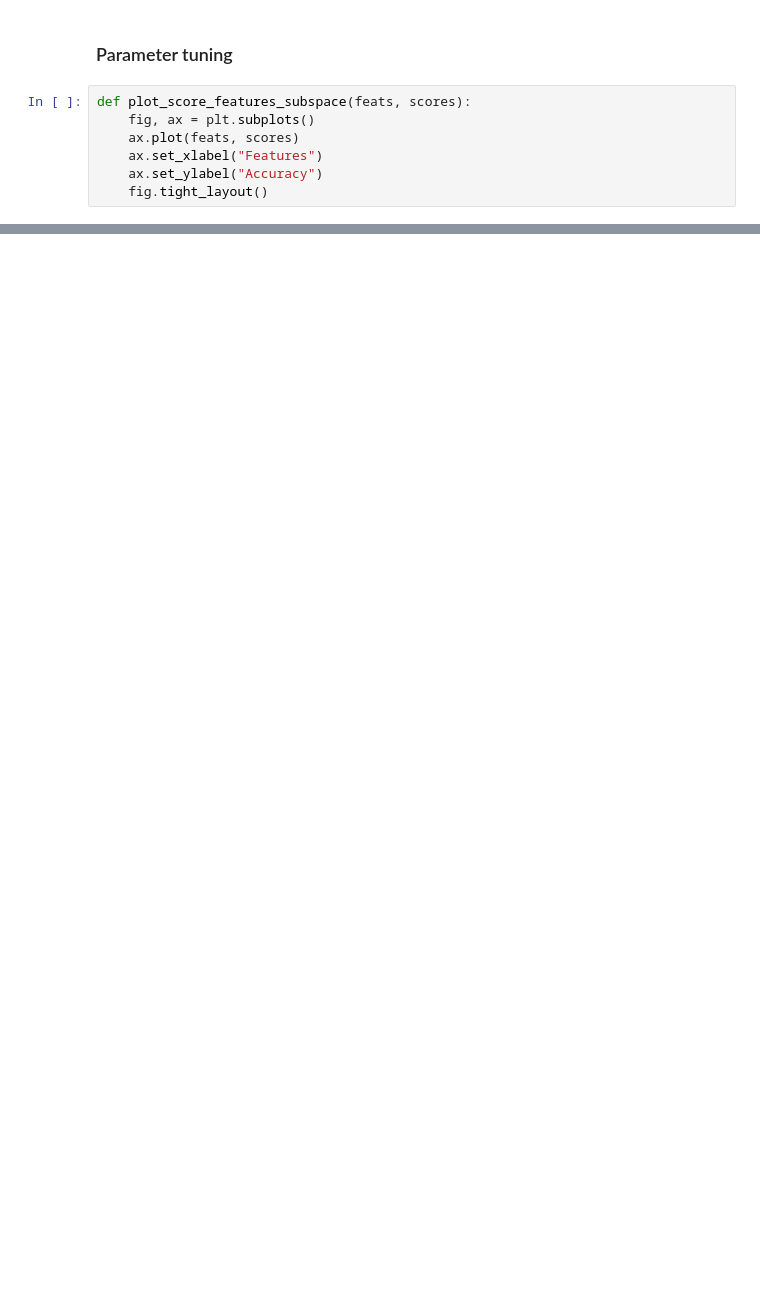
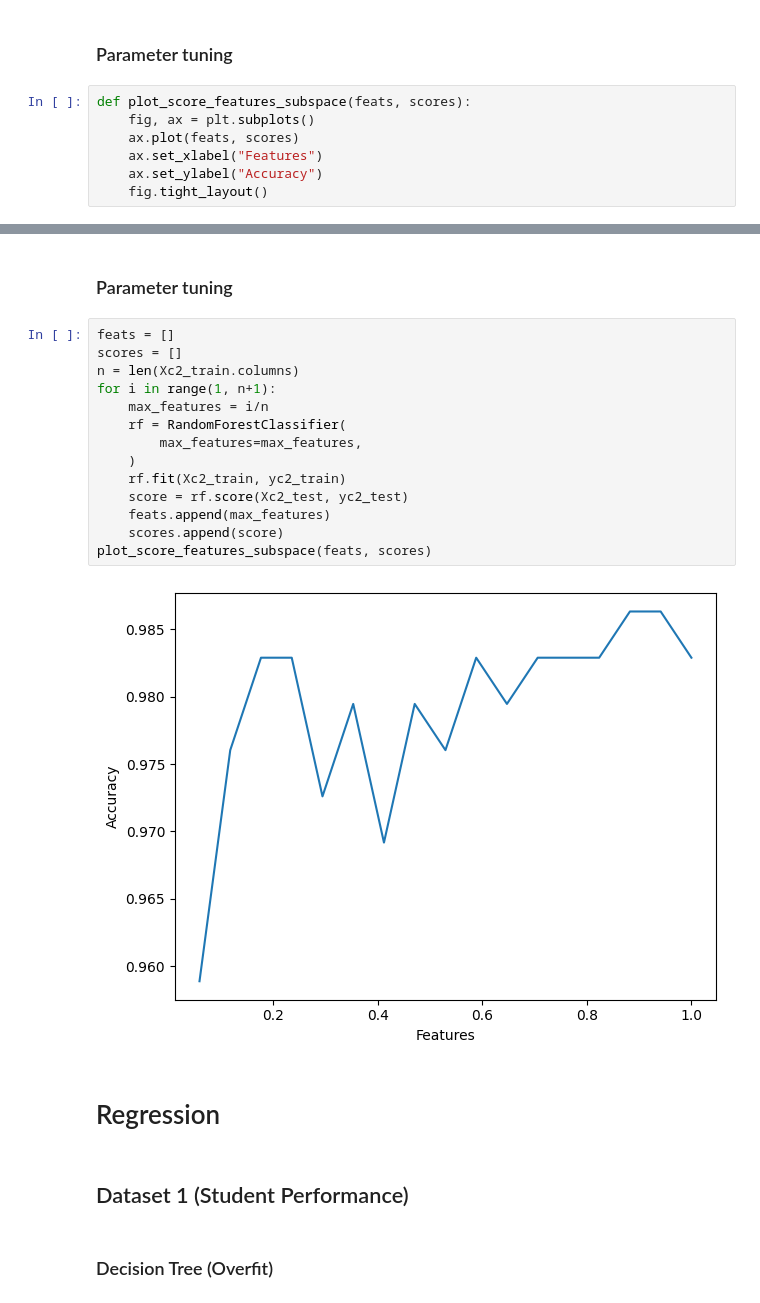
Before and after one commit to ahrami/random-forest, a Jupyter notebook: specifically-forest.ipynb, the cells around one changed output, grey strips where cells are left out. Saved outputs shown, nothing was run; the diff lists cells and outputs as text; blank space fills up the shorter version.

```diff
--- a/specifically-forest.ipynb
+++ b/specifically-forest.ipynb
@@ -185,0 +231,24 @@ plot_score_features_subspace(feats, scores)
+# %% [markdown]
+### Parameter tuning
+# %%
+feats = []
+scores = []
+n = len(Xc2_train.columns)
+for i in range(1, n+1):
+    max_features = i/n
+    rf = RandomForestClassifier(
+        max_features=max_features,
+    )
+    rf.fit(Xc2_train, yc2_train)
+    score = rf.score(Xc2_test, yc2_test)
+    feats.append(max_features)
+    scores.append(score)
+plot_score_features_subspace(feats, scores)
+# %% [output]
+[figure, added]
+# %% [markdown]
+# Regression
+# %% [markdown]
+## Dataset 1 (Student Performance)
+# %% [markdown]
+### Decision Tree (Overfit)
```
Also changed, not shown: parts of 27 cells of this notebook.
